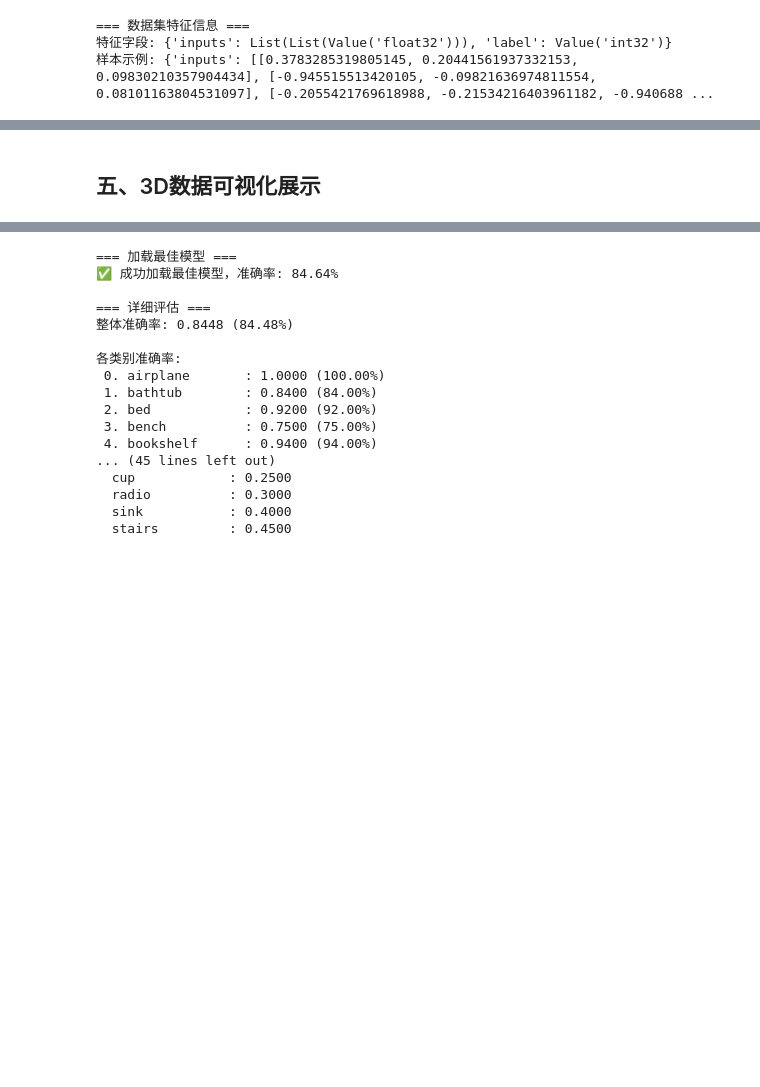
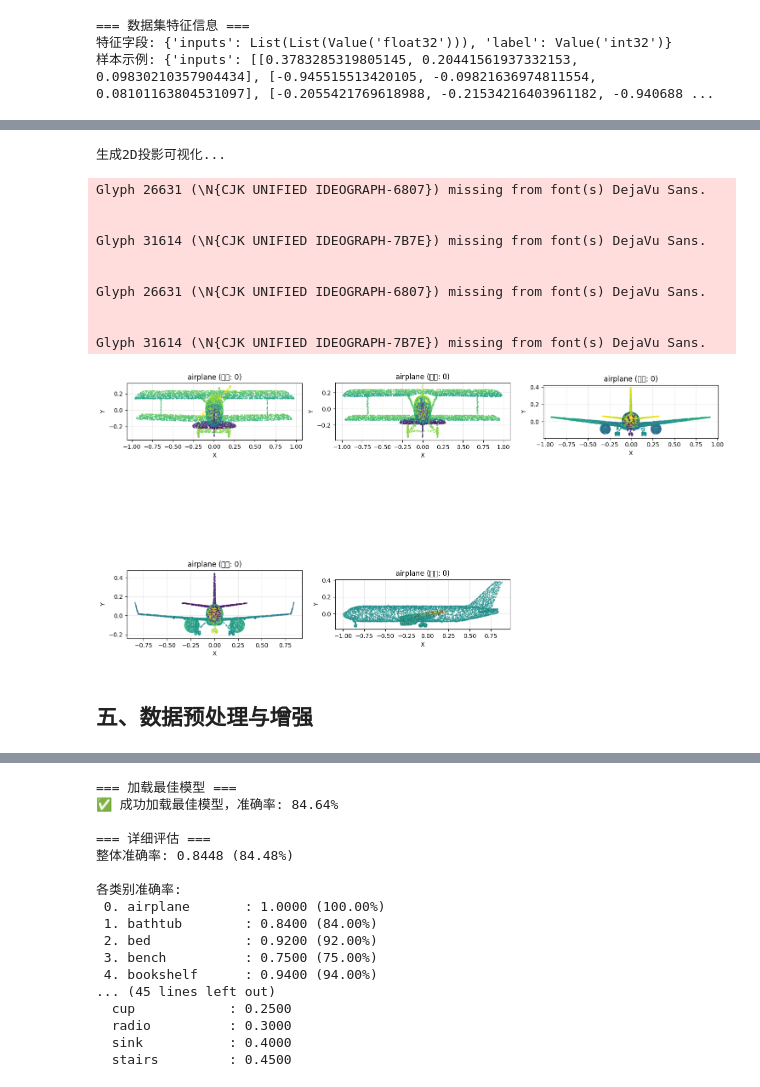
Before and after one commit to arkin-developer/notebooks, a Jupyter notebook: 3d-object-classification/3d-object-classification.ipynb, the cells around one changed output, grey strips where cells are left out. Drawn from its saved outputs; the diff is of its cells as text; code cells hidden in the pictures; blank space fills up the shorter version.

```diff
--- a/3d-object-classification/3d-object-classification.ipynb
+++ b/3d-object-classification/3d-object-classification.ipynb
@@ -217,2 +259,62 @@ print(f"点云范围: [{processed_points.min():.3f}, {processed_points.max():.3f
+# %%
+# 使用Matplotlib进行2D投影可视化
+def visualize_point_cloud_2d(points, title="2D Projection", ax=None):
+    """
+    使用Matplotlib可视化3D点云的2D投影
+    Args:
+        points: 点云数据 (N, 3)
+        title: 图表标题
+        ax: matplotlib轴对象
+    """
+    if ax is None:
+        fig, ax = plt.subplots(1, 1, figsize=(8, 6))
+
+    # XY平面投影
+    ax.scatter(points[:, 0], points[:, 1], c=points[:, 2],
+               cmap='viridis', s=1, alpha=0.6)
+    ax.set_xlabel('X')
+    ax.set_ylabel('Y')
+    ax.set_title(title)
+    ax.grid(True, alpha=0.3)
+    ax.set_aspect('equal')
+
+    return ax
+
+# 创建多个子图展示不同类别的样本
+fig, axes = plt.subplots(2, 3, figsize=(15, 10))
+axes = axes.flatten()
+
+print("生成2D投影可视化...")
+
+for i, idx in enumerate(sample_indices[:6]):  # 显示前6个样本
+    sample = dataset['train'][idx]
+    points = np.array(sample['inputs'])
+    class_name = label_to_class[sample['label']]
+
+    visualize_point_cloud_2d(
+        points,  # 直接使用原始点云数据
+        title=f"{class_name} (标签: {sample['label']})",
+        ax=axes[i]
+    )
+
+# 隐藏多余的子图
+for i in range(len(sample_indices), len(axes)):
+    axes[i].set_visible(False)
+
+plt.tight_layout()
+plt.show()
+# %% [output]
+生成2D投影可视化...
+Glyph 26631 (\N{CJK UNIFIED IDEOGRAPH-6807}) missing from font(s) DejaVu Sans.
+
+
+Glyph 31614 (\N{CJK UNIFIED IDEOGRAPH-7B7E}) missing from font(s) DejaVu Sans.
+
+
+Glyph 26631 (\N{CJK UNIFIED IDEOGRAPH-6807}) missing from font(s) DejaVu Sans.
+
+
+Glyph 31614 (\N{CJK UNIFIED IDEOGRAPH-7B7E}) missing from font(s) DejaVu Sans.
+[figure, added]
 # %% [markdown]
-## 五、3D数据可视化展示
+## 五、数据预处理与增强
```
Also changed, not shown: parts of 19 cells of this notebook.
